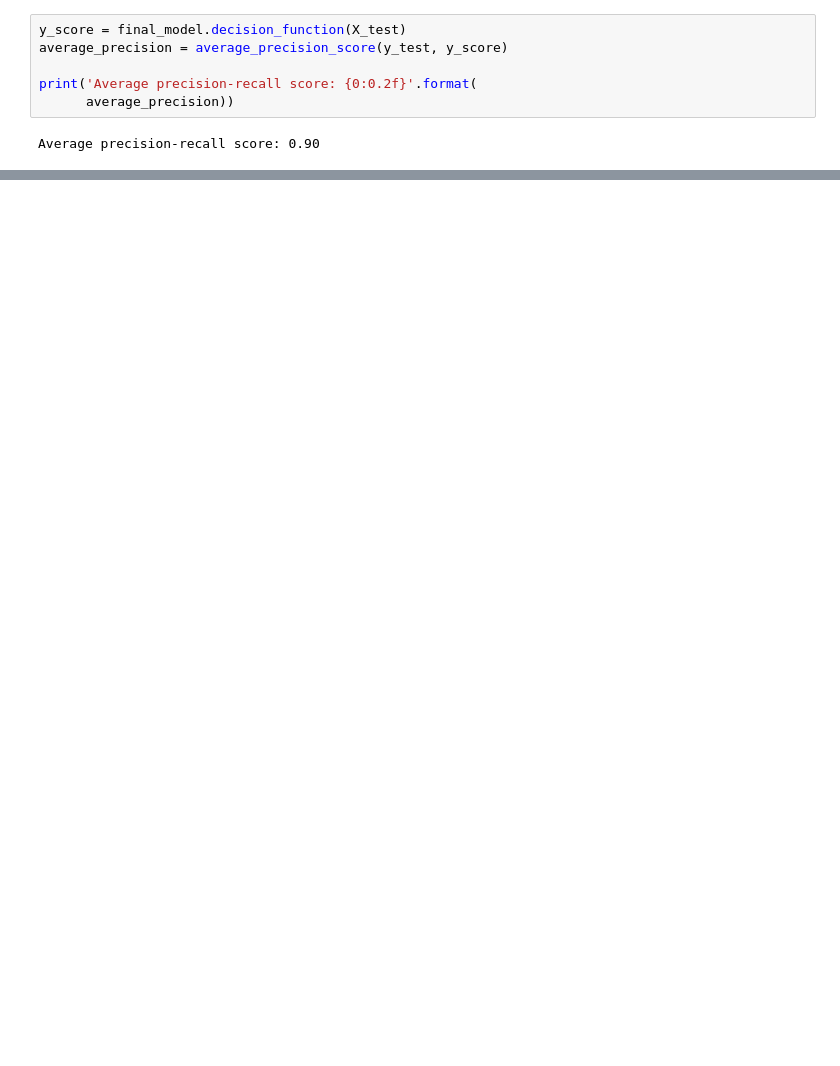
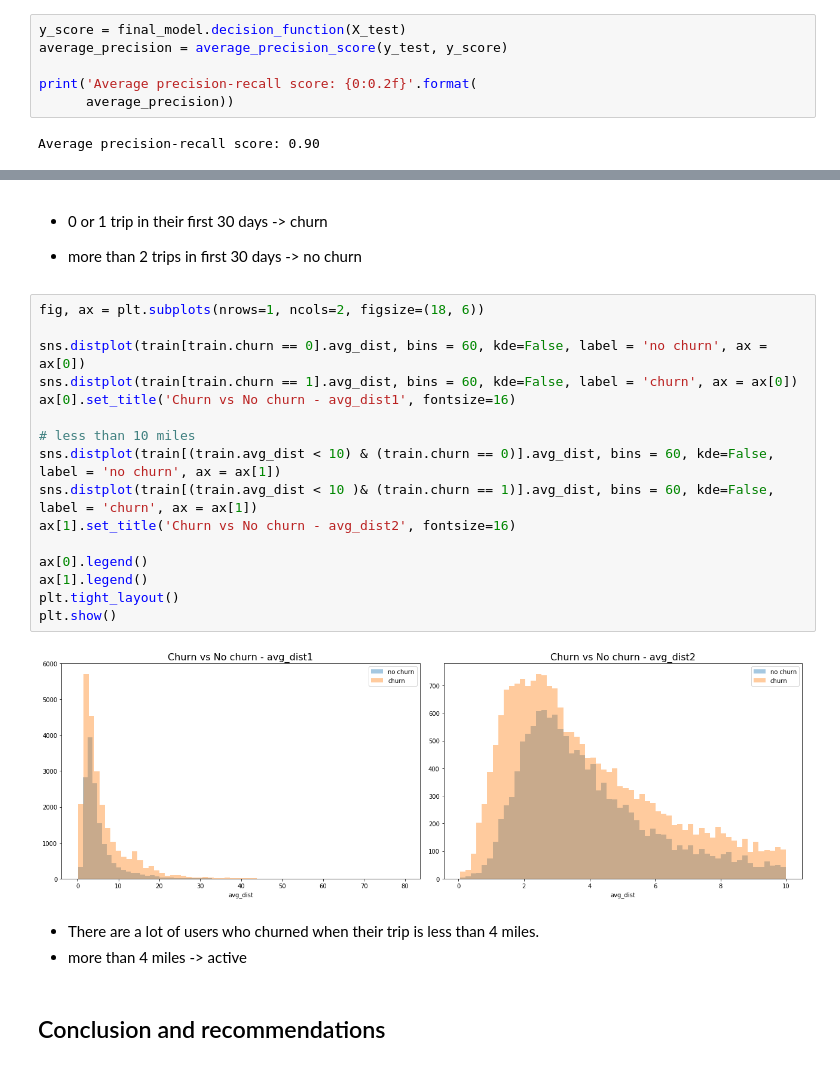
Before and after one commit to kammybdeng/churn-analysis-case-study, a Jupyter notebook: Churn-Prediction-Report.ipynb, the cells around one changed output, grey strips where cells are left out. Saved outputs shown, nothing was run; the diff lists cells and outputs as text; blank space fills up the shorter version.

```diff
--- a/Churn-Prediction-Report.ipynb
+++ b/Churn-Prediction-Report.ipynb
@@ -446,0 +494,27 @@ plt.show()
+# %% [markdown]
+- 0 or 1 trip in their first 30 days -> churn
+
+- more than 2 trips in first 30 days -> no churn
+# %%
+fig, ax = plt.subplots(nrows=1, ncols=2, figsize=(18, 6))
+
+sns.distplot(train[train.churn == 0].avg_dist, bins = 60, kde=False, label = 'no churn', ax = ax[0])
+sns.distplot(train[train.churn == 1].avg_dist, bins = 60, kde=False, label = 'churn', ax = ax[0])
+ax[0].set_title('Churn vs No churn - avg_dist1', fontsize=16)
+
+# less than 10 miles
+sns.distplot(train[(train.avg_dist < 10) & (train.churn == 0)].avg_dist, bins = 60, kde=False, label = 'no churn', ax = ax[1])
+sns.distplot(train[(train.avg_dist < 10 )& (train.churn == 1)].avg_dist, bins = 60, kde=False, label = 'churn', ax = ax[1])
+ax[1].set_title('Churn vs No churn - avg_dist2', fontsize=16)
+
+ax[0].legend()
+ax[1].legend()
+plt.tight_layout()
+plt.show()
+# %% [output]
+[figure, added]
+# %% [markdown]
+- There are a lot of users who churned when their trip is less than 4 miles.
+- more than 4 miles -> active
+# %% [markdown]
+## Conclusion and recommendations
```
Also changed, not shown: parts of 63 cells of this notebook, 3 other files.
